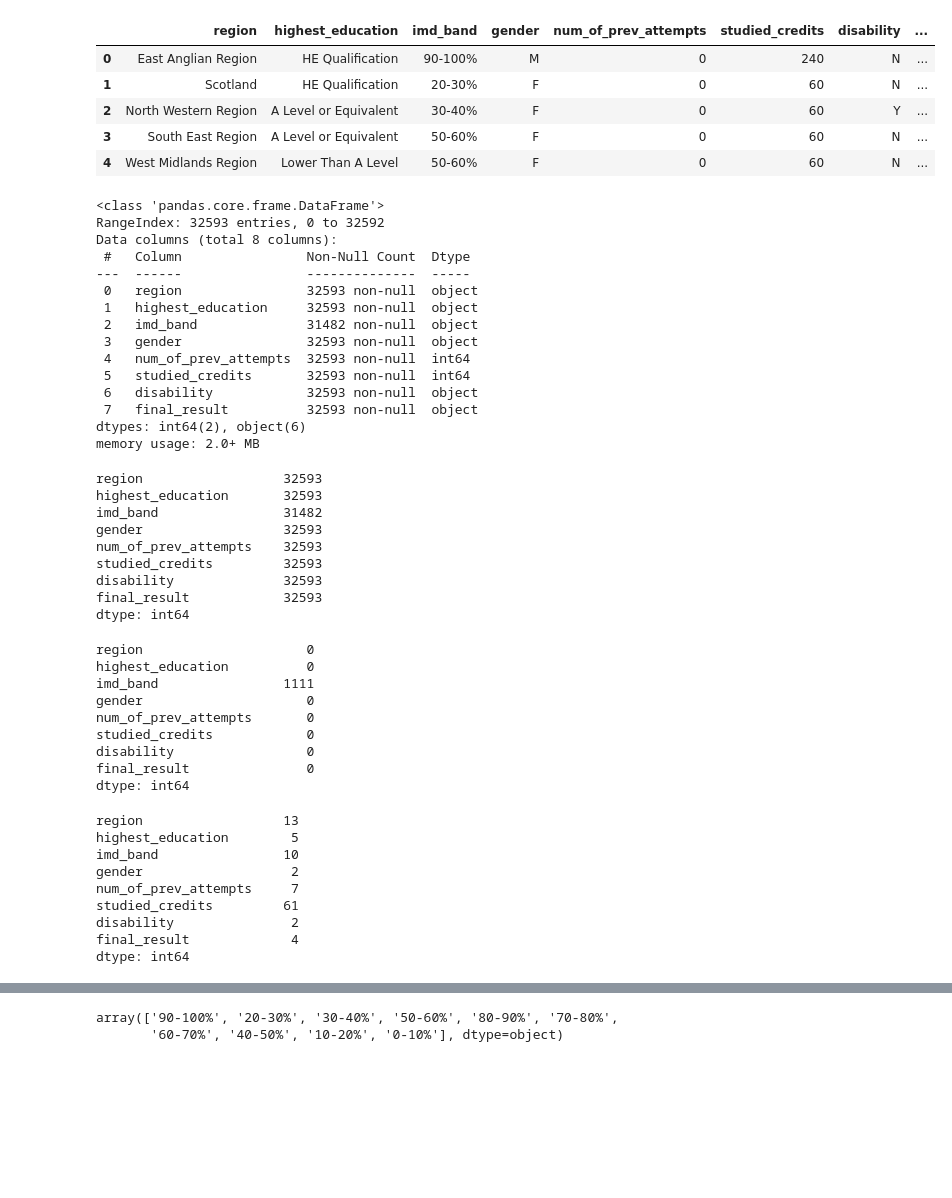
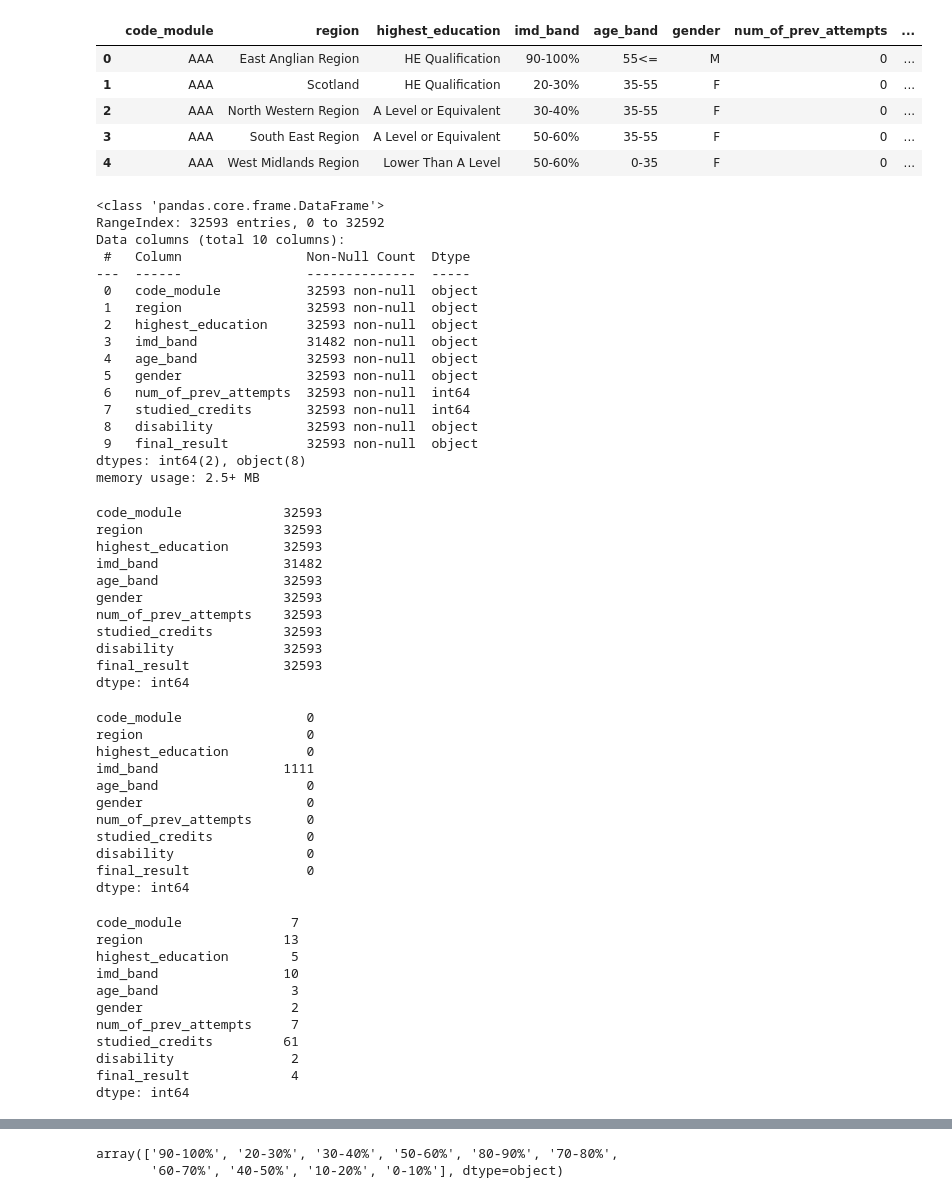
Before and after one commit to horsewell/project4, a Jupyter notebook: main.ipynb, the cells around one changed output, grey strips where cells are left out. Saved outputs shown, nothing was run; the diff lists cells and outputs as text; code cells hidden in the pictures; blank space fills up the shorter version.

```diff
--- a/main.ipynb
+++ b/main.ipynb
@@ -26,41 +26,45 @@ df.head()
 | 4 | 4 | AAA | 2013J | 32885 | F | West Midlands Region | Lower Than A Level | 50-60% | ... |
 # %%
 #create new dataframe with relevant columns
-demo_df = df[['region', 'highest_education', 'imd_band', 'gender', 'num_of_prev_attempts', 'studied_credits', 'disability', 'final_result']]
+demo_df = df[['code_module', 'region', 'highest_education', 'imd_band', 'age_band', 'gender', 'num_of_prev_attempts', 'studied_credits', 'disability', 'final_result']]
 demo_df.head()
 # %% [output]
-|  | region | highest_education | imd_band | gender | num_of_prev_attempts | studied_credits | disability | ... |
-| 0 | East Anglian Region | HE Qualification | 90-100% | M | 0 | 240 | N | ... |
-| 1 | Scotland | HE Qualification | 20-30% | F | 0 | 60 | N | ... |
-| 2 | North Western Region | A Level or Equivalent | 30-40% | F | 0 | 60 | Y | ... |
-| 3 | South East Region | A Level or Equivalent | 50-60% | F | 0 | 60 | N | ... |
-| 4 | West Midlands Region | Lower Than A Level | 50-60% | F | 0 | 60 | N | ... |
+|  | code_module | region | highest_education | imd_band | age_band | gender | num_of_prev_attempts | ... |
+| 0 | AAA | East Anglian Region | HE Qualification | 90-100% | 55<= | M | 0 | ... |
+| 1 | AAA | Scotland | HE Qualification | 20-30% | 35-55 | F | 0 | ... |
+| 2 | AAA | North Western Region | A Level or Equivalent | 30-40% | 35-55 | F | 0 | ... |
+| 3 | AAA | South East Region | A Level or Equivalent | 50-60% | 35-55 | F | 0 | ... |
+| 4 | AAA | West Midlands Region | Lower Than A Level | 50-60% | 0-35 | F | 0 | ... |
 # %%
 #dataframe info
 demo_df.info()
 # %% [output]
 <class 'pandas.core.frame.DataFrame'>
 RangeIndex: 32593 entries, 0 to 32592
-Data columns (total 8 columns):
+Data columns (total 10 columns):
  #   Column                Non-Null Count  Dtype
 ---  ------                --------------  -----
- 0   region                32593 non-null  object
- 1   highest_education     32593 non-null  object
- 2   imd_band              31482 non-null  object
- 3   gender                32593 non-null  object
- 4   num_of_prev_attempts  32593 non-null  int64
- 5   studied_credits       32593 non-null  int64
- 6   disability            32593 non-null  object
- 7   final_result          32593 non-null  object
-dtypes: int64(2), object(6)
-memory usage: 2.0+ MB
+ 0   code_module           32593 non-null  object
+ 1   region                32593 non-null  object
+ 2   highest_education     32593 non-null  object
+ 3   imd_band              31482 non-null  object
+ 4   age_band              32593 non-null  object
+ 5   gender                32593 non-null  object
+ 6   num_of_prev_attempts  32593 non-null  int64
+ 7   studied_credits       32593 non-null  int64
+ 8   disability            32593 non-null  object
+ 9   final_result          32593 non-null  object
+dtypes: int64(2), object(8)
+memory usage: 2.5+ MB
 # %%
 #number of rows in each column
 demo_df.count()
 # %% [output]
+code_module             32593
 region                  32593
 highest_education       32593
 imd_band                31482
+age_band                32593
 gender                  32593
 num_of_prev_attempts    32593
 studied_credits         32593
@@ -71,9 +75,11 @@ dtype: int64
 #number of null values in each column
 demo_df.isnull().sum()
 # %% [output]
+code_module                0
 region                     0
 highest_education          0
 imd_band                1111
+age_band                   0
 gender                     0
 num_of_prev_attempts       0
 studied_credits            0
@@ -84,9 +90,11 @@ dtype: int64
 #unique values in each column
 demo_df.nunique()
 # %% [output]
+code_module              7
 region                  13
 highest_education        5
 imd_band                10
+age_band                 3
 gender                   2
 num_of_prev_attempts     7
 studied_credits         61
```
Also changed, not shown: parts of 13 cells of this notebook, 1 other file.
